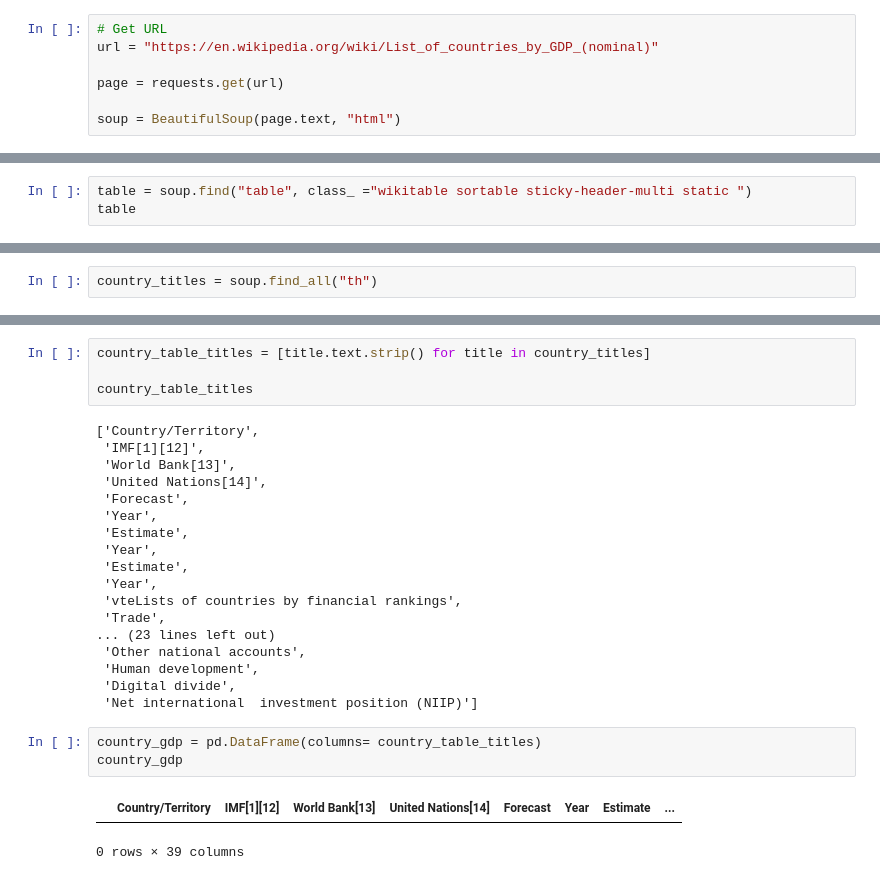
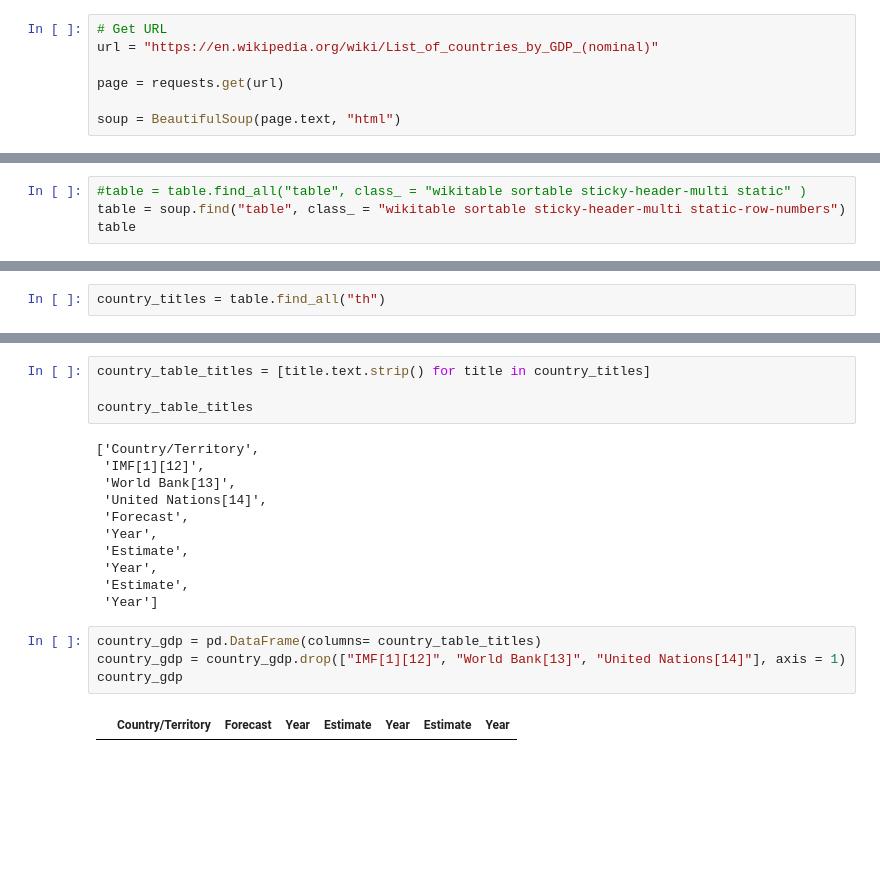
Before and after one commit to MWPerrineJr/data-prep, a Jupyter notebook: Week 5-6 Assignment.ipynb, the cells around one changed output, grey strips where cells are left out. Drawn from its saved outputs; the diff is of its cells as text; blank space fills up the shorter version.

```diff
--- a/Week 5-6 Assignment.ipynb
+++ b/Week 5-6 Assignment.ipynb
@@ -24,3 +63,4 @@ print(soup)
 # %%
-table = soup.find("table", class_ ="wikitable sortable sticky-header-multi static ")
+#table = table.find_all("table", class_ = "wikitable sortable sticky-header-multi static" )
+table = soup.find("table", class_ = "wikitable sortable sticky-header-multi static-row-numbers")
 table
@@ -27,5 +85,5 @@ table
 # %%
-country_titles = soup.find_all("th")
+country_titles = table.find_all("th")
 # %%
 country_titles
 # %% [output]
@@ -60,17 +116,10 @@ country_table_titles
  'Estimate',
  'Year',
  'Estimate',
- 'Year',
- 'vteLists of countries by financial rankings',
- 'Trade',
-... (23 lines left out)
- 'Other national accounts',
- 'Human development',
- 'Digital divide',
- 'Net international  investment position (NIIP)']
+ 'Year']
 # %%
 country_gdp = pd.DataFrame(columns= country_table_titles)
+country_gdp = country_gdp.drop(["IMF[1][12]", "World Bank[13]", "United Nations[14]"], axis = 1)
 country_gdp
 # %% [output]
-|  | Country/Territory | IMF[1][12] | World Bank[13] | United Nations[14] | Forecast | Year | Estimate | ... |
+|  | Country/Territory | Forecast | Year | Estimate | Year | Estimate | Year |
-0 rows × 39 columns
```
Also changed, not shown: parts of 20 cells of this notebook, 1 other file.
